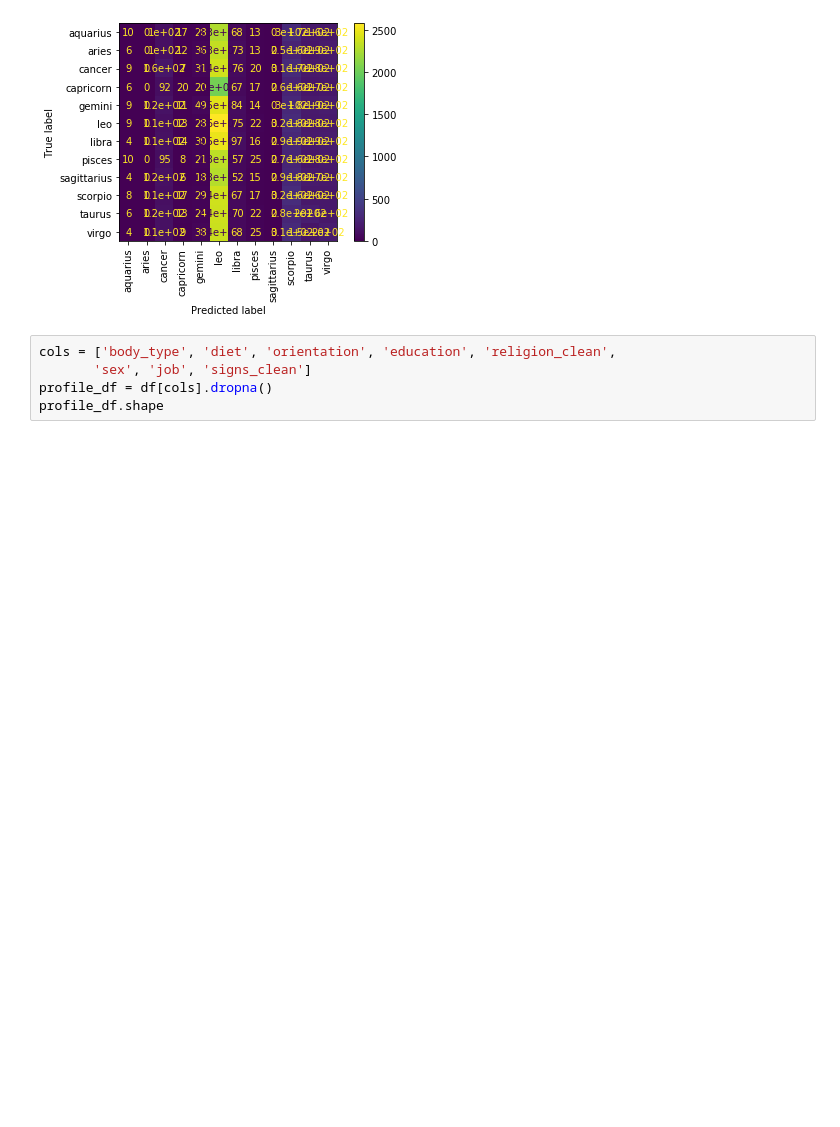
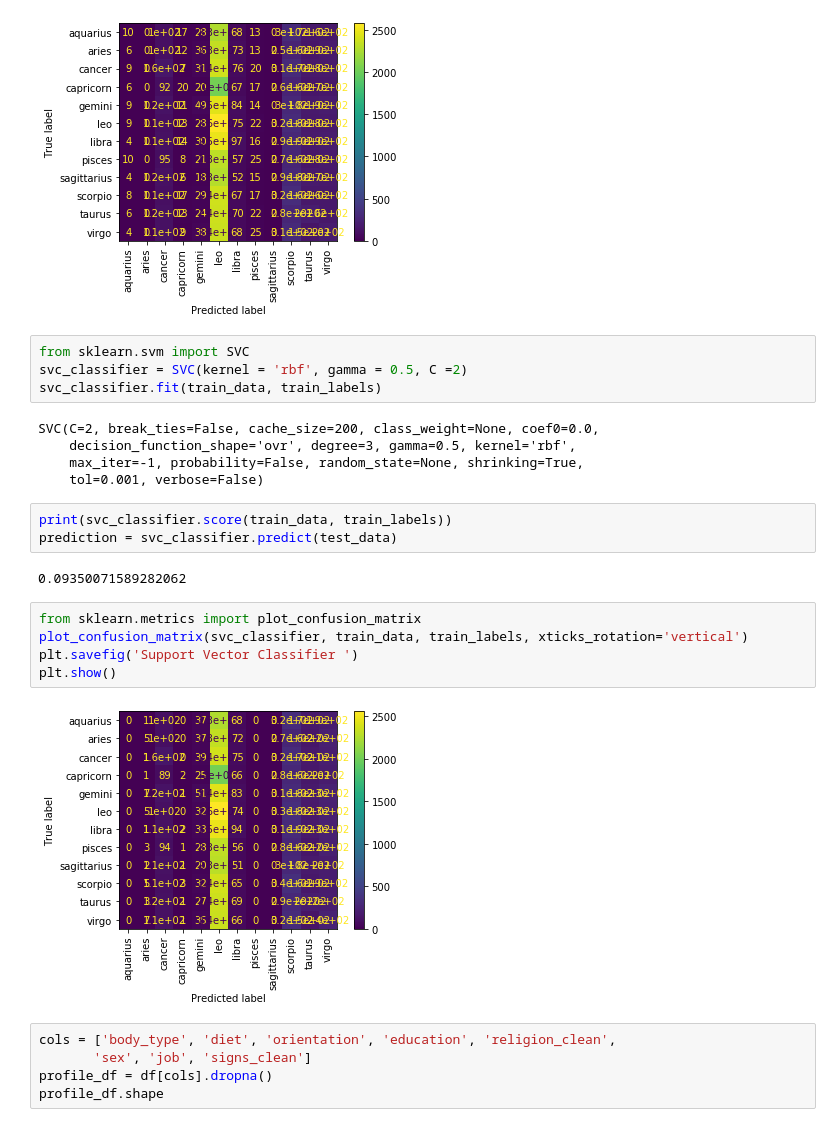
Before and after one commit to teeo23/OKproject, a Jupyter notebook: date-a-scientist.ipynb, the cells around one changed output. Saved outputs shown, nothing was run; the diff lists cells and outputs as text; blank space fills up the shorter version.

```diff
--- a/date-a-scientist.ipynb
+++ b/date-a-scientist.ipynb
@@ -315,6 +315,27 @@ plt.savefig('Confusion Matrix Decision Tree')
 plt.show()
 # %% [output]
 [figure]
+# %%
+from sklearn.svm import SVC
+svc_classifier = SVC(kernel = 'rbf', gamma = 0.5, C =2)
+svc_classifier.fit(train_data, train_labels)
+# %% [output]
+SVC(C=2, break_ties=False, cache_size=200, class_weight=None, coef0=0.0,
+    decision_function_shape='ovr', degree=3, gamma=0.5, kernel='rbf',
+    max_iter=-1, probability=False, random_state=None, shrinking=True,
+    tol=0.001, verbose=False)
+# %%
+print(svc_classifier.score(train_data, train_labels))
+prediction = svc_classifier.predict(test_data)
+# %% [output]
+0.09350071589282062
+# %%
+from sklearn.metrics import plot_confusion_matrix
+plot_confusion_matrix(svc_classifier, train_data, train_labels, xticks_rotation='vertical')
+plt.savefig('Support Vector Classifier ')
+plt.show()
+# %% [output]
+[figure, added]
 # %%
 cols = ['body_type', 'diet', 'orientation', 'education', 'religion_clean',
        'sex', 'job', 'signs_clean']
```
Also changed, not shown: parts of 4 cells of this notebook.
